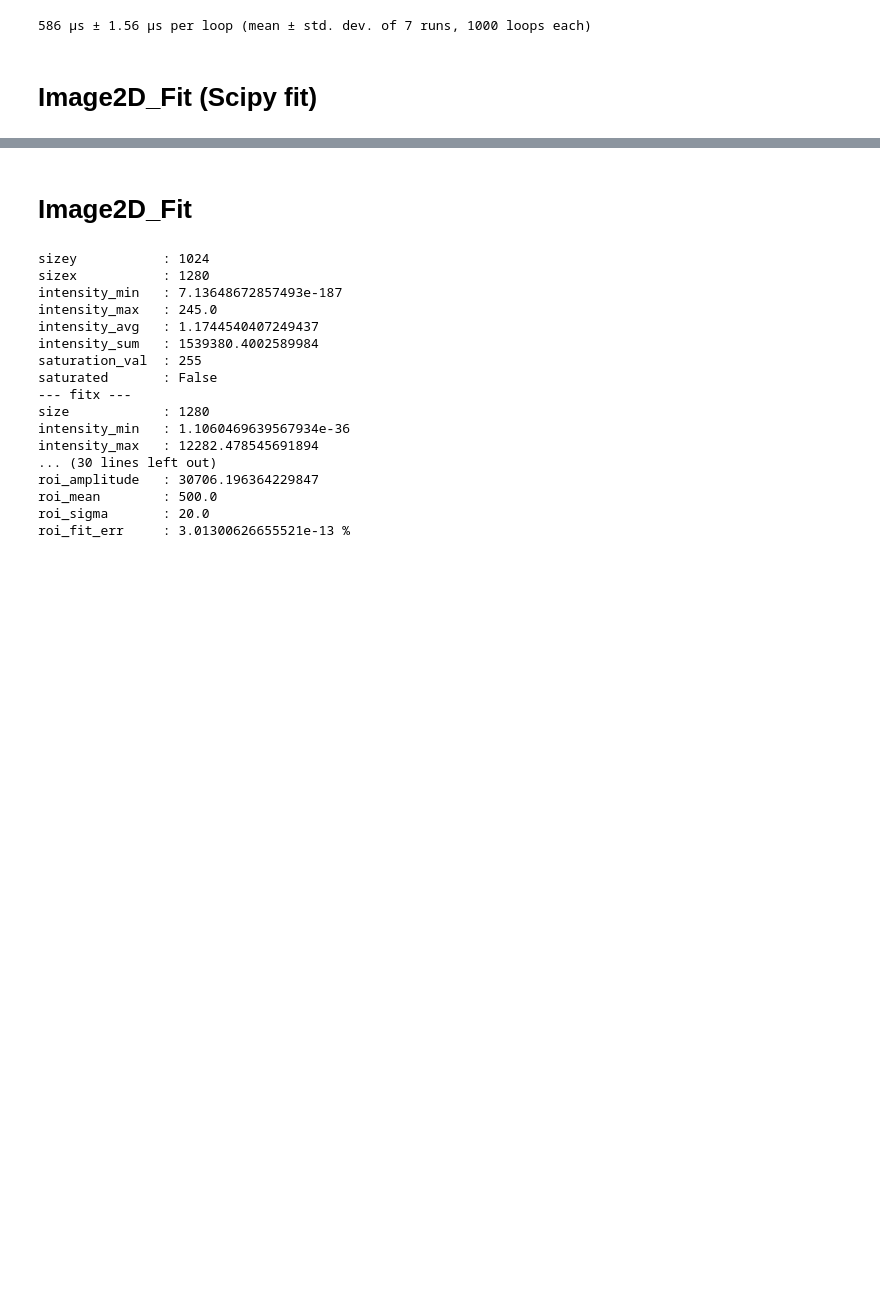
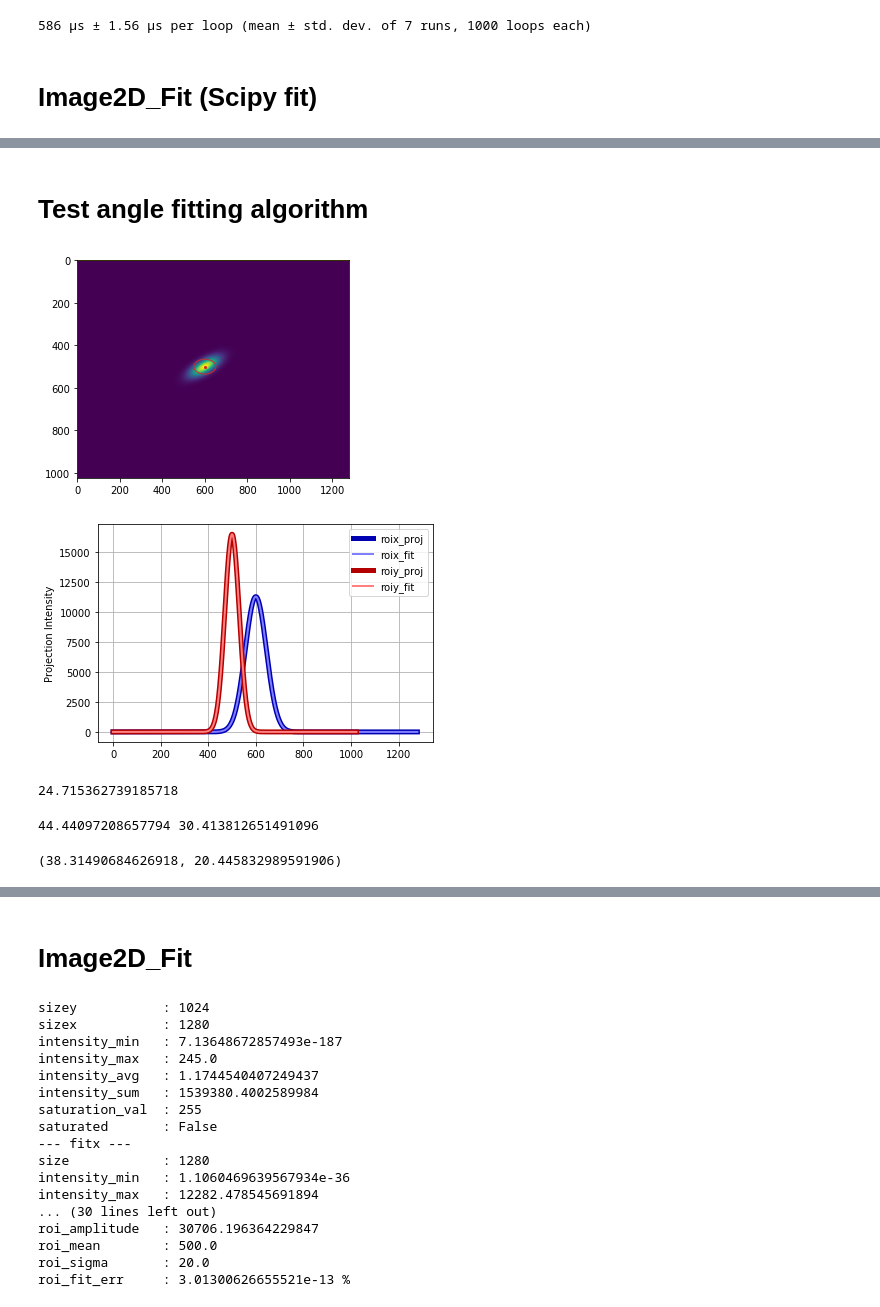
Before and after one commit to lnls-fac/mathphys, a Jupyter notebook: scripts/images.ipynb, the cells around one changed output, grey strips where cells are left out. Cells and saved outputs as stored; diff of their text form; code cells hidden in the pictures; blank space fills up the shorter version.

```diff
--- a/scripts/images.ipynb
+++ b/scripts/images.ipynb
@@ -547,0 +544,2 @@ img.plot_projections()
+# %% [markdown]
+# Test angle fitting algorithm
@@ -547,0 +644,27 @@ img.plot_projections()
+# %%
+# dvf = DVF(DVF.DEVICES.CAX_DVF2)
+
+gauss2d, indcsx2d, indcsy2d = create_gauss2d(sigma=(50, 20), amplitude=200, rand_amplitude=0, angle=30*np.pi/180)
+
+# data = dvf.image
+data = gauss2d
+
+sfg = images.FitGaussianScipy(curve_fit_func=curve_fit)
+
+img = images.Image2D_Fit(data=data, curve_fit=sfg, roix=None)
+# print(img)
+img.imshow()
+img.plot_projections()
+# %% [output]
+[figure, added]
+[figure, added]
+# %%
+img.angle * 180 / np.pi
+# %% [output]
+24.715362739185718
+# %%
+print(img.fitx.roi_sigma, img.fity.roi_sigma)
+img.calc_mode_sigmas()
+# %% [output]
+44.44097208657794 30.413812651491096
+(38.31490684626918, 20.445832989591906)
```
Also changed, not shown: parts of 13 cells of this notebook, 1 other file.
